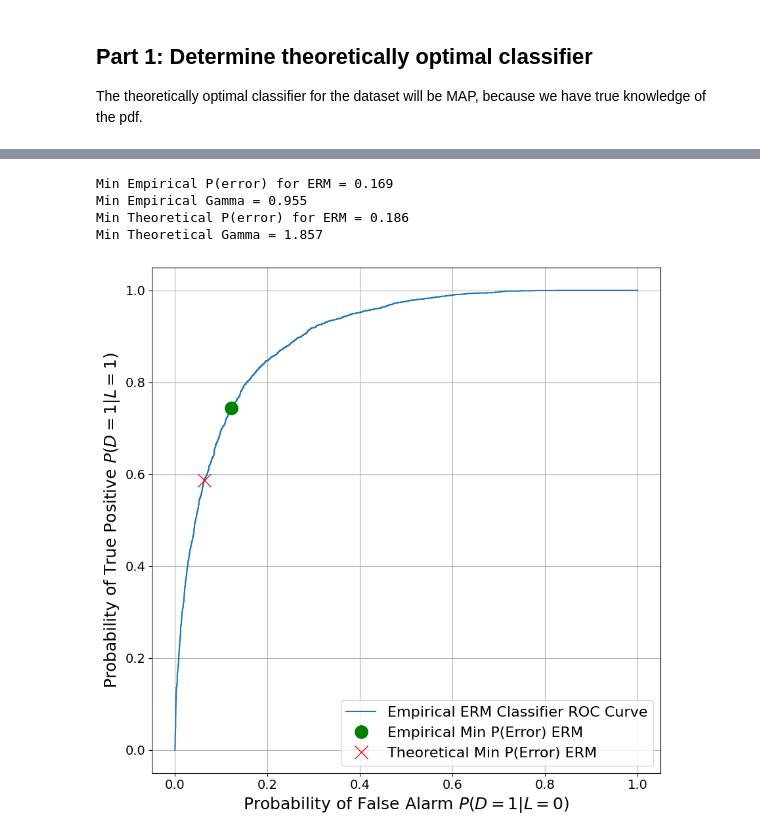
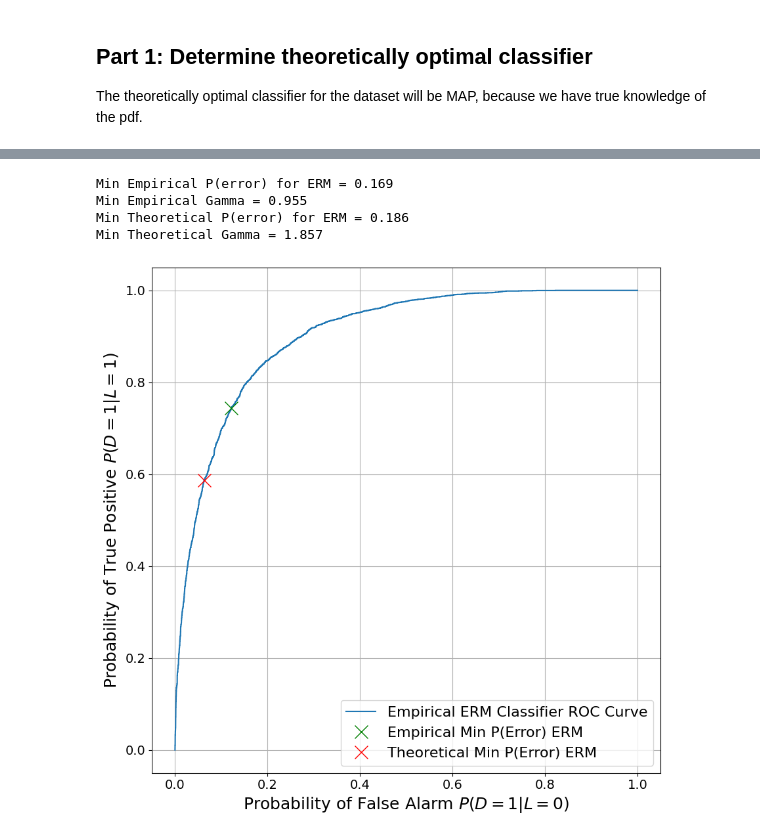
Before and after one commit to ethanholand/EECE5644, a Jupyter notebook: HW2/HW2Problem1Part1.ipynb, the cells around one changed output, grey strips where cells are left out. Drawn from its saved outputs; the diff is of its cells as text; code cells hidden in the pictures.

```diff
--- a/HW2/HW2Problem1Part1.ipynb
+++ b/HW2/HW2Problem1Part1.ipynb
@@ -168,15 +184,19 @@ for i in np.array(range(0, N_sets.size)):
 ## Part 1: Determine theoretically optimal classifier
 The theoretically optimal classifier for the dataset will be MAP, because we have true knowledge of the pdf.
 # %%
-set = 'D10000'
+valid_set = 'D10000'
 
 # Compute class conditional likelihoods to express ratio test, where ratio is discriminant score
 
 
-class_conditional_likelihoods_0 = np.array([multivariate_normal.pdf(datasets[set]['X'], gmm_pdf['m'][0], gmm_pdf['C'][0])]) + np.array([multivariate_normal.pdf(datasets[set]['X'], gmm_pdf['m'][1], gmm_pdf['C'][1])])
-class_conditional_likelihoods_1 = np.array([multivariate_normal.pdf(datasets[set]['X'], gmm_pdf['m'][2], gmm_pdf['C'][2])])
+class_conditional_likelihoods_0 = np.array([multivariate_normal.pdf(datasets[valid_set]['X'], gmm_pdf['m'][0], gmm_pdf['C'][0])]) + np.array([multivariate_normal.pdf(datasets[valid_set]['X'], gmm_pdf['m'][1], gmm_pdf['C'][1])])
+class_conditional_likelihoods_1 = np.array([multivariate_normal.pdf(datasets[valid_set]['X'], gmm_pdf['m'][2], gmm_pdf['C'][2])])
 
 class_conditional_likelihoods = np.append(class_conditional_likelihoods_0, class_conditional_likelihoods_1, axis =0)
+
+print(class_conditional_likelihoods)
+
+# print(get_class_conditional_likelihoods(datasets[valid_set]['X'], gmm_pdf['m'], gmm_pdf['C'], L))
 
 # Class conditional log likelihoods equate to decision boundary log gamma in the 0-1 loss case
 discriminant_score_erm = np.log(class_conditional_likelihoods[1]) - np.log(class_conditional_likelihoods[0])
@@ -204,37 +226,37 @@ N_per_l = np.array([sum(labels == l) for l in [0,1]])
 
 # ROC returns FPR vs TPR, but prob error needs FNR so take 1-TPR
 # P(error; γ) = P(D = 1|L = 0; γ)P(L = 0)+P(D = 0|L = 1; γ)P(L = 1)
-prob_error_empirical = np.array((roc_erm['p10'], 1 - roc_erm['p11'])).T.dot(N_per_l / N)
+prob_error_empirical = np.array((roc_erm['p10'], 1 - roc_erm['p11'])).T.dot(N_per_l / datasets[valid_set]['N'])
 
 # Min prob error for the empirically-selected gamma thresholds
 min_prob_error_empirical = np.min(prob_error_empirical)
 min_ind_empirical = np.argmin(prob_error_empirical)
 
 # Compute theoretical gamma as log-ratio of true priors (0-1 loss) -> MAP classification rule
 gamma_map = gmm_pdf['true priors'][0]/gmm_pdf['true priors'][1]
 decisions_map = discriminant_score_erm >= np.log(gamma_map)
 
 class_metrics_map = get_binary_classification_metrics(decisions_map, labels)
 # To compute probability of error, we need FPR and FNR
 min_prob_error_map = np.array((class_metrics_map['fpr'] * gmm_pdf['true priors'][0] +
                                class_metrics_map['fnr'] * gmm_pdf['true priors'][1]))
 
 # Plot theoretical and empirical
-ax_roc.plot(roc_erm['p10'][min_ind_empirical], roc_erm['p11'][min_ind_empirical], 'go', label="Empirical Min P(Error) ERM",
+ax_roc.plot(roc_erm['p10'][min_ind_empirical], roc_erm['p11'][min_ind_empirical], 'gx', label="Empirical Min P(Error) ERM",
             markersize=14)
 ax_roc.plot(class_metrics_map['fpr'], class_metrics_map['tpr'], 'rx', label="Theoretical Min P(Error) ERM", markersize=14)
 plt.legend()
 
 print("Min Empirical P(error) for ERM = {:.3f}".format(min_prob_error_empirical))
 print("Min Empirical Gamma = {:.3f}".format(np.exp(gammas_empirical[min_ind_empirical])))
 
 print("Min Theoretical P(error) for ERM = {:.3f}".format(min_prob_error_map))
 print("Min Theoretical Gamma = {:.3f}".format(gamma_map))
 
 display(fig_roc)
 # %% [output]
 Min Empirical P(error) for ERM = 0.169
 Min Empirical Gamma = 0.955
 Min Theoretical P(error) for ERM = 0.186
 Min Theoretical Gamma = 1.857
-[figure, old version]
+[figure, new version]
```
Also changed, not shown: parts of 9 cells of this notebook, 2 other files.
